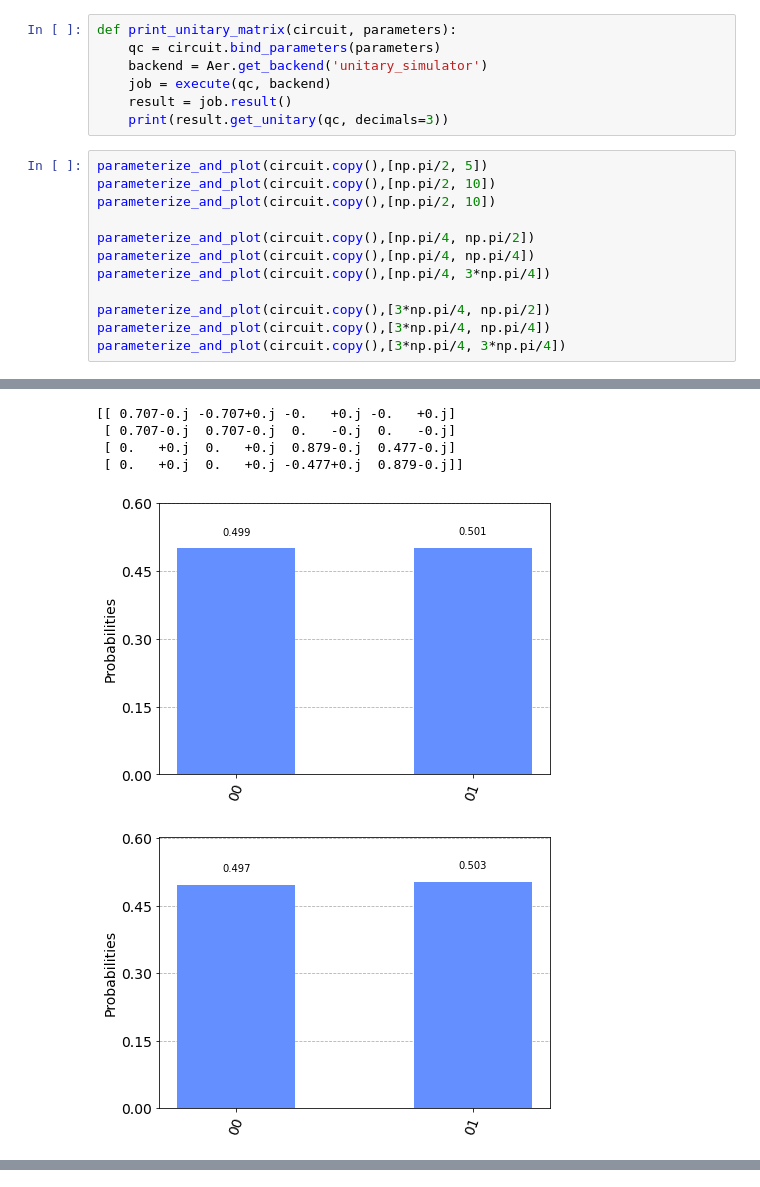
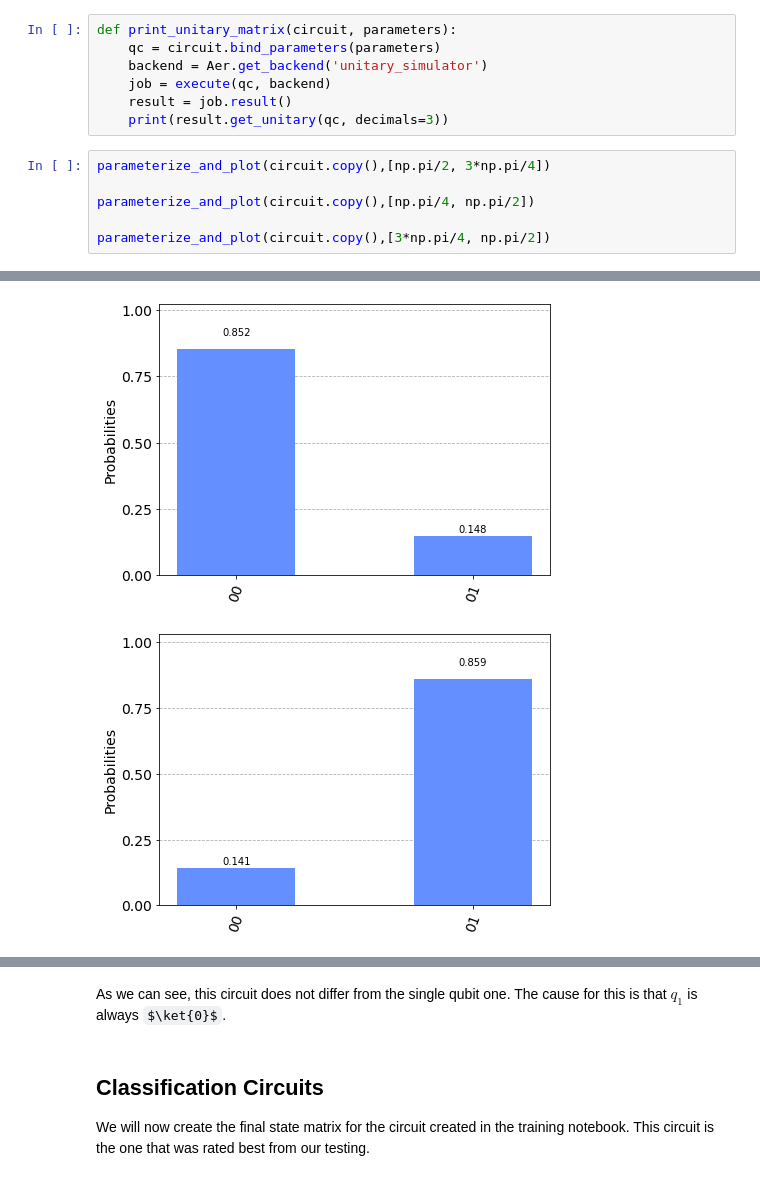
Before and after one commit to RicardoMonteiroSimoes/ZHAW_PAHS212, a Jupyter notebook: jupyter/circuit_calculations.ipynb, the cells around one changed output, grey strips where cells are left out. Drawn from its saved outputs; the diff is of its cells as text; some formulas as TeX source.

```diff
--- a/jupyter/circuit_calculations.ipynb
+++ b/jupyter/circuit_calculations.ipynb
@@ -259,15 +247,9 @@ def print_unitary_matrix(circuit, parameters):
     result = job.result()
     print(result.get_unitary(qc, decimals=3))
 # %%
-parameterize_and_plot(circuit.copy(),[np.pi/2, 5])
-parameterize_and_plot(circuit.copy(),[np.pi/2, 10])
-parameterize_and_plot(circuit.copy(),[np.pi/2, 10])
+parameterize_and_plot(circuit.copy(),[np.pi/2, 3*np.pi/4])
 
 parameterize_and_plot(circuit.copy(),[np.pi/4, np.pi/2])
-parameterize_and_plot(circuit.copy(),[np.pi/4, np.pi/4])
-parameterize_and_plot(circuit.copy(),[np.pi/4, 3*np.pi/4])
 
 parameterize_and_plot(circuit.copy(),[3*np.pi/4, np.pi/2])
-parameterize_and_plot(circuit.copy(),[3*np.pi/4, np.pi/4])
-parameterize_and_plot(circuit.copy(),[3*np.pi/4, 3*np.pi/4])
 # %% [output]
@@ -275,6 +257,2 @@ parameterize_and_plot(circuit.copy(),[3*np.pi/4, 3*np.pi/4])
-[[ 0.707-0.j -0.707+0.j -0.   +0.j -0.   +0.j]
- [ 0.707-0.j  0.707-0.j  0.   -0.j  0.   -0.j]
- [ 0.   +0.j  0.   +0.j  0.879-0.j  0.477-0.j]
- [ 0.   +0.j  0.   +0.j -0.477+0.j  0.879-0.j]]
-[figure, old version]
+[figure, new version]
-[figure, old version]
+[figure, new version]
@@ -286,0 +259,6 @@ parameterize_and_plot(circuit.copy(),[3*np.pi/4, 3*np.pi/4])
+# %% [markdown]
+As we can see, this circuit does not differ from the single qubit one. The cause for this is that $q_1$ is always $\ket{0}$.
+# %% [markdown]
+## Classification Circuits
+
+We will now create the final state matrix for the circuit created in the training notebook. This circuit is the one that was rated best from our testing.
```
Also changed, not shown: parts of 6 cells of this notebook.
